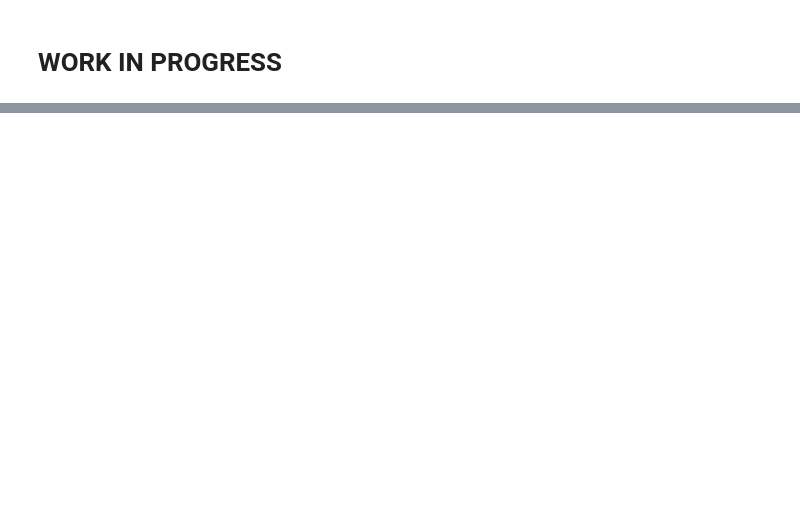
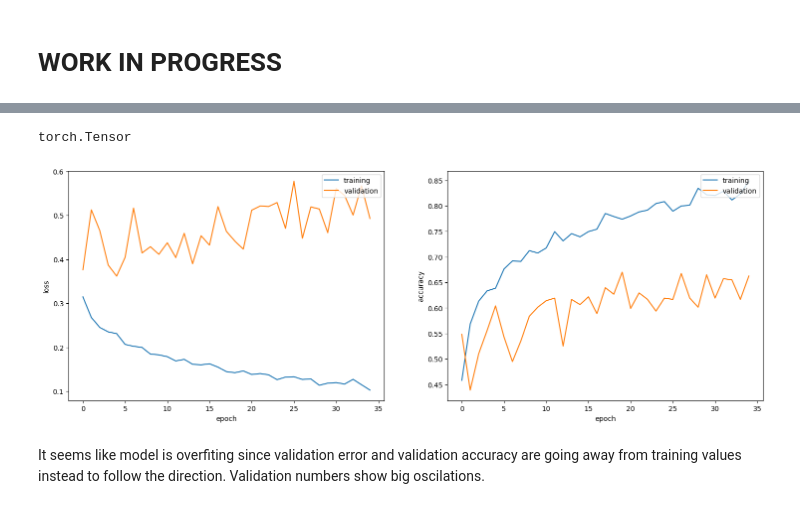
Before and after one commit to tamaricki/Projects, a Jupyter notebook: brainScans_classification_torch.ipynb, the cells around one changed output, grey strips where cells are left out. Drawn from its saved outputs; the diff is of its cells as text; code cells hidden in the pictures; blank space fills up the shorter version.

```diff
--- a/brainScans_classification_torch.ipynb
+++ b/brainScans_classification_torch.ipynb
@@ -299,0 +364,24 @@ dataloader_test_e =DataLoader(dataset_test_e, batch_size=4)
+# %%
+epochs = 35
+training_avg_loss = []
+training_loss = []
+training_acc = []
+
+test_avg_loss = []
+test_loss=[]
+test_acc = []
+y_true = []
+y_pred = []
+
+for e in range(1, epochs+1):
+  print('Epoch', str(e))
+  tr_avg_loss, tr_loss, tr_acc = train(efficient.classifier, eff_opt, dataloader_train_e)
+  val_avg_loss, val_loss, val_acc, true, pred = test(efficient.classifier, eff_opt, dataloader_test_e)
+  training_avg_loss.append(tr_avg_loss)
+  training_loss.append(tr_loss)
+  training_acc.append(tr_acc)
+  test_avg_loss.append(val_avg_loss)
+  test_loss.append(val_loss)
+  test_acc.append(val_acc)
+  y_true.append(true)
+  y_pred.append(pred)
@@ -299,0 +407,32 @@ dataloader_test_e =DataLoader(dataset_test_e, batch_size=4)
+# %%
+#test_acc_new = []
+#for n in test_acc:
+#  test_acc_new.append()
+
+type(training_acc[3])
+# %% [output]
+torch.Tensor
+# %%
+train_acc_new = []
+for n in training_acc:
+  train_acc_new.append(n.cpu().float())
+
+
+plt.figure(figsize=(18,6))
+plt.subplot(121)
+plt.plot(range(epochs), training_loss)
+plt.plot(range(epochs), test_loss)
+plt.xlabel('epoch')
+plt.ylabel('loss')
+plt.legend(['training', 'validation'], loc='upper right')
+plt.subplot(122)
+plt.plot(range(epochs), train_acc_new)
+plt.plot(range(epochs), test_acc)
+plt.xlabel('epoch')
+plt.ylabel('accuracy')
+plt.legend(['training', 'validation'], loc='upper right')
+plt.show()
+# %% [output]
+[figure, added]
+# %% [markdown]
+It seems like model is overfiting since validation error and validation accuracy are going away from training values instead to follow the direction. Validation numbers show big oscilations.
```
Also changed, not shown: parts of 10 cells of this notebook.
